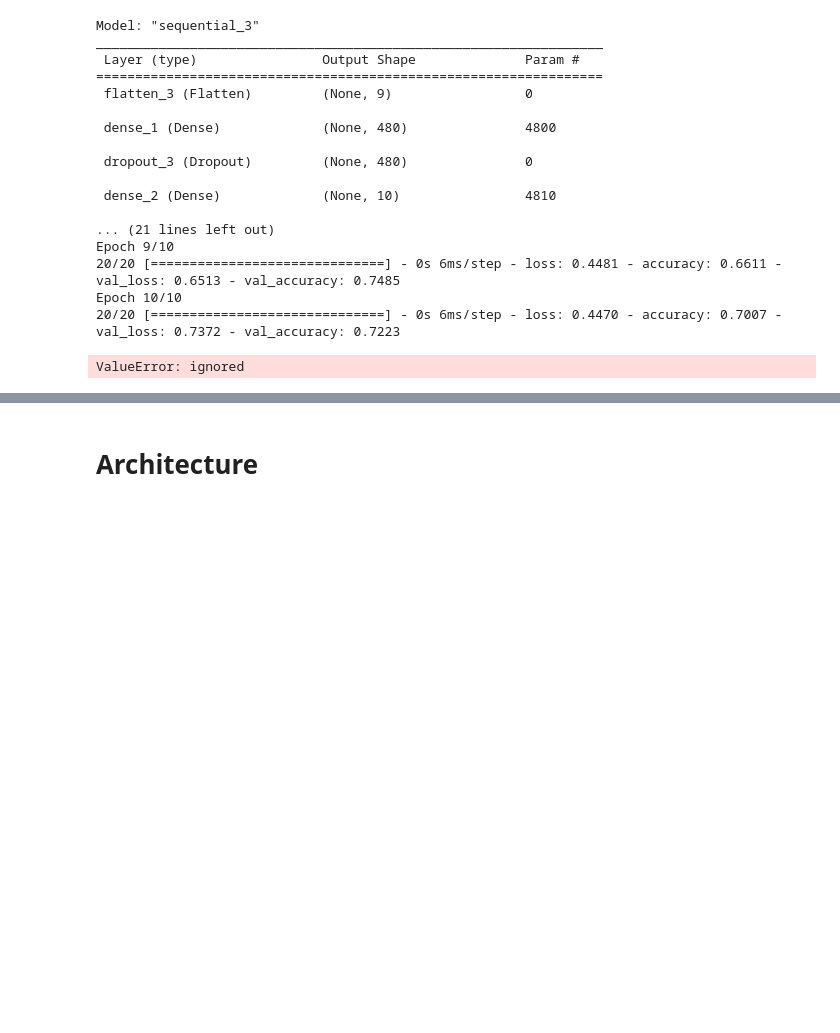
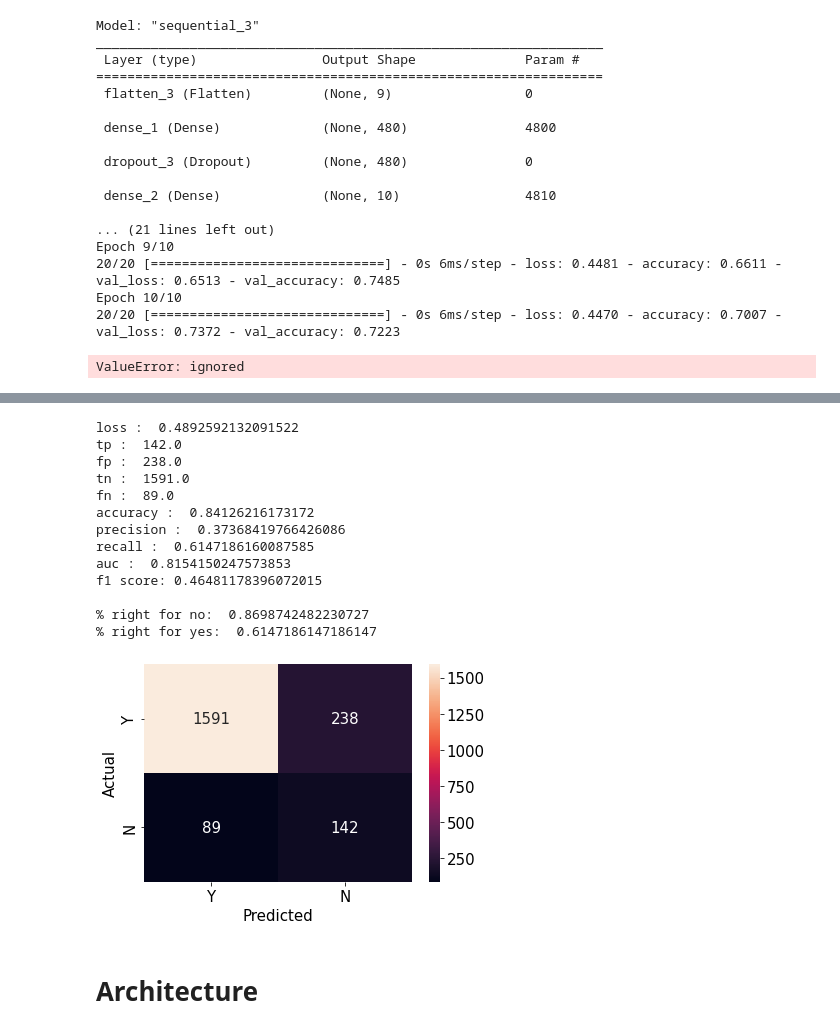
Before and after one commit to claredavies/MachineLearningCoursework, a Jupyter notebook: Assignment1/MLAssignment1KerrasUnbalancedData.ipynb, the cells around one changed output, grey strips where cells are left out. Saved outputs shown, nothing was run; the diff lists cells and outputs as text; code cells hidden in the pictures; blank space fills up the shorter version.

```diff
--- a/Assignment1/MLAssignment1KerrasUnbalancedData.ipynb
+++ b/Assignment1/MLAssignment1KerrasUnbalancedData.ipynb
@@ -239,9 +244,9 @@ from keras.callbacks import EarlyStopping, ModelCheckpoint
 initial_bias = np.log([claim/no_claim])
 model_weighted = build_model(X_train, learning_rate_intial, initial_bias)
 
-callbacks = [EarlyStopping(monitor="val_loss", patience=5),
-ModelCheckpoint(filepath="best_model.h5", monitor="val_loss", save_best_only=True)]
-
+# Set callback functions to early stop training and save the best model so far
+callbacks = [EarlyStopping(monitor="tp", patience=20),
+ModelCheckpoint(filepath="best_model.h5", monitor="tp", save_best_only=True)]
 history_weighted = model_weighted.fit(
     X_train,
     y_train,
@@ -596,0 +431,15 @@ ValueError: ignored
+# %%
+model_resampled = build_model(X_train_resampled, learning_rate_intial)
+
+# Set callback functions to early stop training and save the best model so far
+callbacks = [EarlyStopping(monitor="tp", patience=20),
+ModelCheckpoint(filepath="best_model.h5", monitor="tp", save_best_only=True)]
+history_weighted = model_resampled.fit(
+    X_train_resampled,
+    y_train_resampled,
+    batch_size=BATCH_SIZE,
+    epochs=100,
+    validation_data=(X_test, y_test),
+    callbacks=callbacks,
+    shuffle=True,
+)
@@ -597,3 +464,23 @@ ValueError: ignored
+# %%
+evaluation_results = model_resampled.evaluate(X_test, y_test, batch_size=BATCH_SIZE, verbose=0)
+y_pred = model_resampled.predict(X_test, batch_size=BATCH_SIZE)
+print_metrics(model_weighted, evaluation_results, y_pred)
+plot_cm(y_test, y_pred)
+# %% [output]
+loss :  0.4892592132091522
+tp :  142.0
+fp :  238.0
+tn :  1591.0
+fn :  89.0
+accuracy :  0.84126216173172
+precision :  0.37368419766426086
+recall :  0.6147186160087585
+auc :  0.8154150247573853
+f1 score: 0.46481178396072015
+
+% right for no:  0.8698742482230727
+% right for yes:  0.6147186147186147
+[figure, added]
 # %% [markdown]
 # Architecture
 # %%
```
Also changed, not shown: parts of 10 cells of this notebook.
